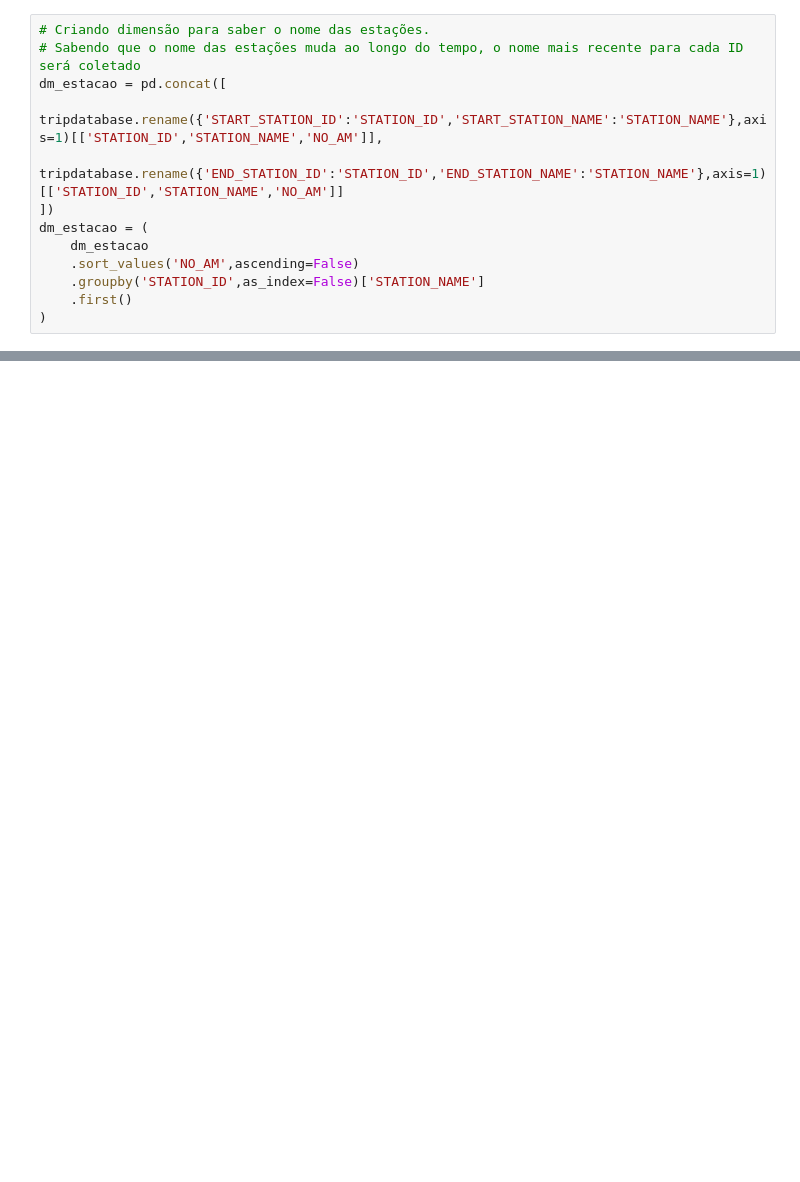
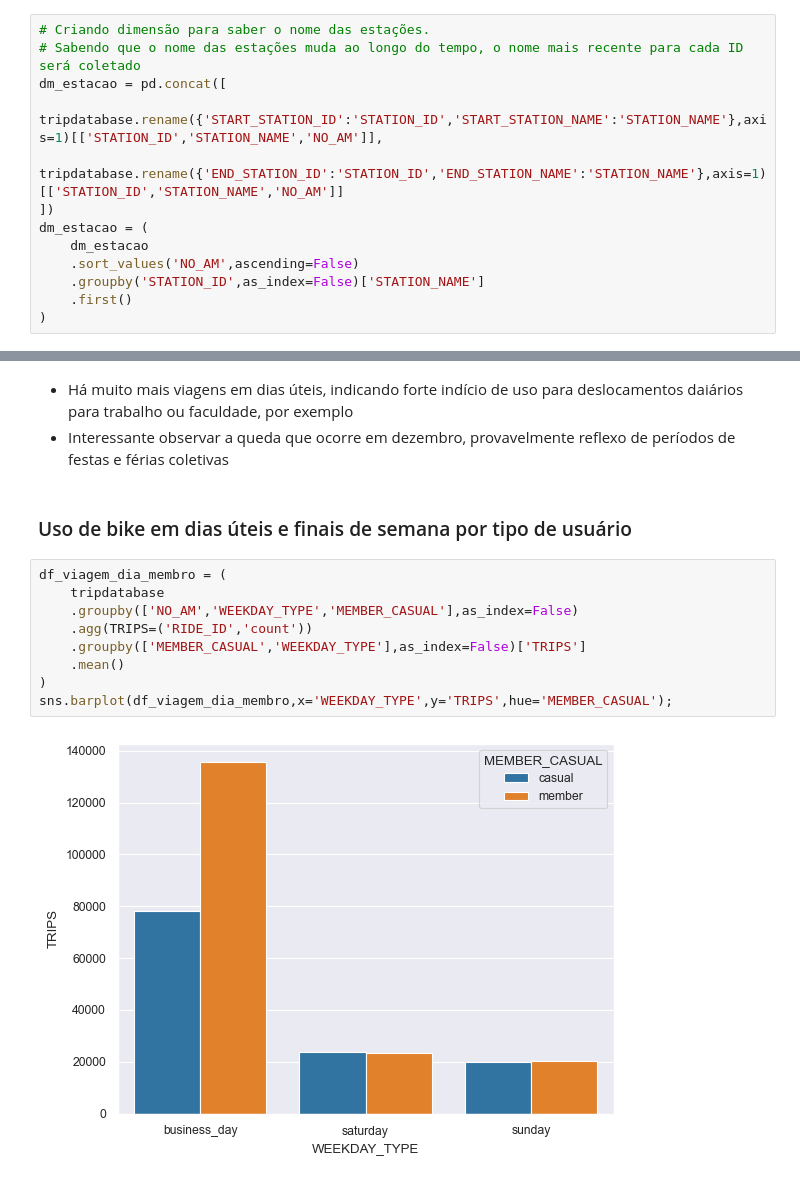
Before and after one commit to DiannaKatayama/Data_Science_Projeto_I, a Jupyter notebook: analise_exploratoria/analise_exploratoria.ipynb, the cells around one changed output, grey strips where cells are left out. Saved outputs shown, nothing was run; the diff lists cells and outputs as text; blank space fills up the shorter version.

```diff
--- a/analise_exploratoria/analise_exploratoria.ipynb
+++ b/analise_exploratoria/analise_exploratoria.ipynb
@@ -288,0 +323,16 @@ top10_start.merge(top10_end,on='STATION_NAME',how='outer',suffixes=('_START','_E
+# %% [markdown]
+- Há muito mais viagens em dias úteis, indicando forte indício de uso para deslocamentos daiários para trabalho ou faculdade, por exemplo
+- Interessante observar a queda que ocorre em dezembro, provavelmente reflexo de períodos de festas e férias coletivas
+# %% [markdown]
+### Uso de bike em dias úteis e finais de semana por tipo de usuário
+# %%
+df_viagem_dia_membro = (
+    tripdatabase
+    .groupby(['NO_AM','WEEKDAY_TYPE','MEMBER_CASUAL'],as_index=False)
+    .agg(TRIPS=('RIDE_ID','count'))
+    .groupby(['MEMBER_CASUAL','WEEKDAY_TYPE'],as_index=False)['TRIPS']
+    .mean()
+)
+sns.barplot(df_viagem_dia_membro,x='WEEKDAY_TYPE',y='TRIPS',hue='MEMBER_CASUAL');
+# %% [output]
+[figure, added]
```
Also changed, not shown: parts of 47 cells of this notebook, 1 other file.
